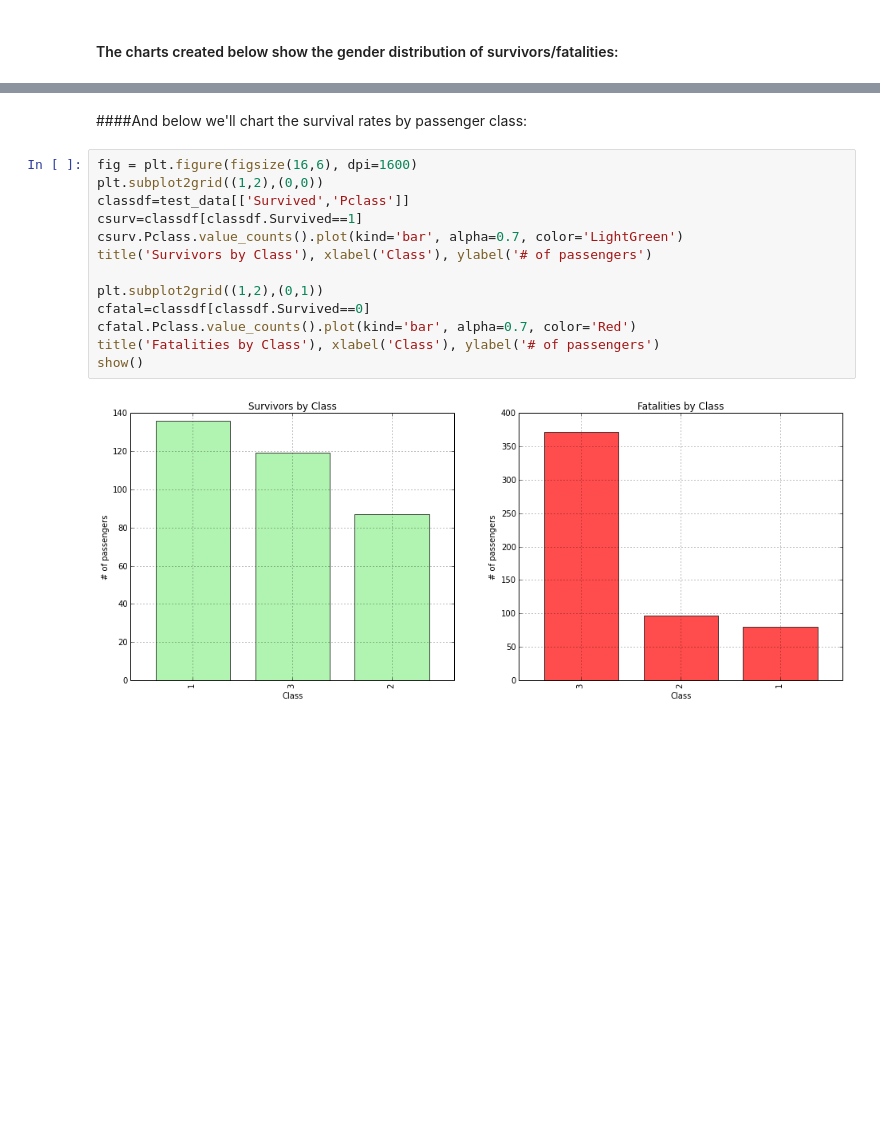
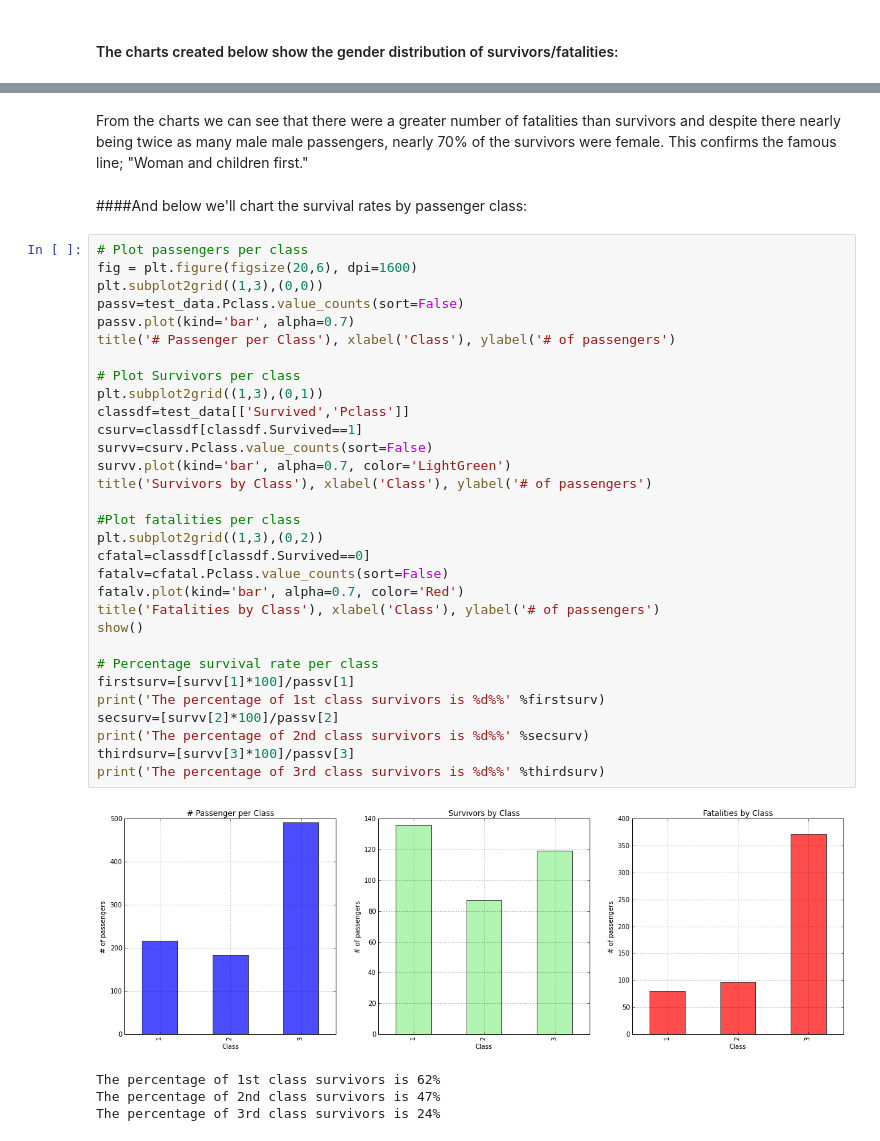
Before and after one commit to daverb/Titanic_Analysis, a Jupyter notebook: Kaggle_Titanic_Analysis.ipynb, the cells around one changed output, grey strips where cells are left out. Saved outputs shown, nothing was run; the diff lists cells and outputs as text; blank space fills up the shorter version.

```diff
--- a/Kaggle_Titanic_Analysis.ipynb
+++ b/Kaggle_Titanic_Analysis.ipynb
@@ -139,17 +142,40 @@ show()
+# %% [markdown]
+From the charts we can see that there were a greater number of fatalities than survivors and despite there nearly being twice as many male male passengers, nearly 70% of the survivors were female. This confirms the famous line; "Woman and children first."
 # %% [markdown]
 ####And below we'll chart the survival rates by passenger class:
 # %%
-fig = plt.figure(figsize(16,6), dpi=1600)
-plt.subplot2grid((1,2),(0,0))
+# Plot passengers per class
+fig = plt.figure(figsize(20,6), dpi=1600)
+plt.subplot2grid((1,3),(0,0))
+passv=test_data.Pclass.value_counts(sort=False)
+passv.plot(kind='bar', alpha=0.7)
+title('# Passenger per Class'), xlabel('Class'), ylabel('# of passengers')
+
+# Plot Survivors per class
+plt.subplot2grid((1,3),(0,1))
 classdf=test_data[['Survived','Pclass']]
 csurv=classdf[classdf.Survived==1]
-csurv.Pclass.value_counts().plot(kind='bar', alpha=0.7, color='LightGreen')
+survv=csurv.Pclass.value_counts(sort=False)
+survv.plot(kind='bar', alpha=0.7, color='LightGreen')
 title('Survivors by Class'), xlabel('Class'), ylabel('# of passengers')
 
-plt.subplot2grid((1,2),(0,1))
+#Plot fatalities per class
+plt.subplot2grid((1,3),(0,2))
 cfatal=classdf[classdf.Survived==0]
-cfatal.Pclass.value_counts().plot(kind='bar', alpha=0.7, color='Red')
+fatalv=cfatal.Pclass.value_counts(sort=False)
+fatalv.plot(kind='bar', alpha=0.7, color='Red')
 title('Fatalities by Class'), xlabel('Class'), ylabel('# of passengers')
 show()
+
+# Percentage survival rate per class
+firstsurv=[survv[1]*100]/passv[1]
+print('The percentage of 1st class survivors is %d%%' %firstsurv)
+secsurv=[survv[2]*100]/passv[2]
+print('The percentage of 2nd class survivors is %d%%' %secsurv)
+thirdsurv=[survv[3]*100]/passv[3]
+print('The percentage of 3rd class survivors is %d%%' %thirdsurv)
 # %% [output]
-[figure, old version]
+[figure, new version]
+The percentage of 1st class survivors is 62%
+The percentage of 2nd class survivors is 47%
+The percentage of 3rd class survivors is 24%
```
Also changed, not shown: parts of 4 cells of this notebook, 5 other files.
